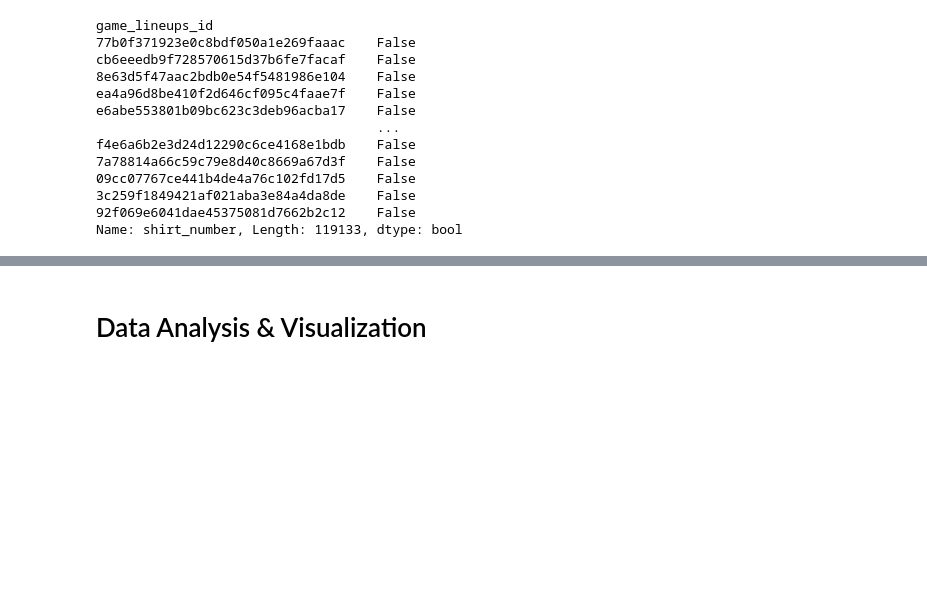
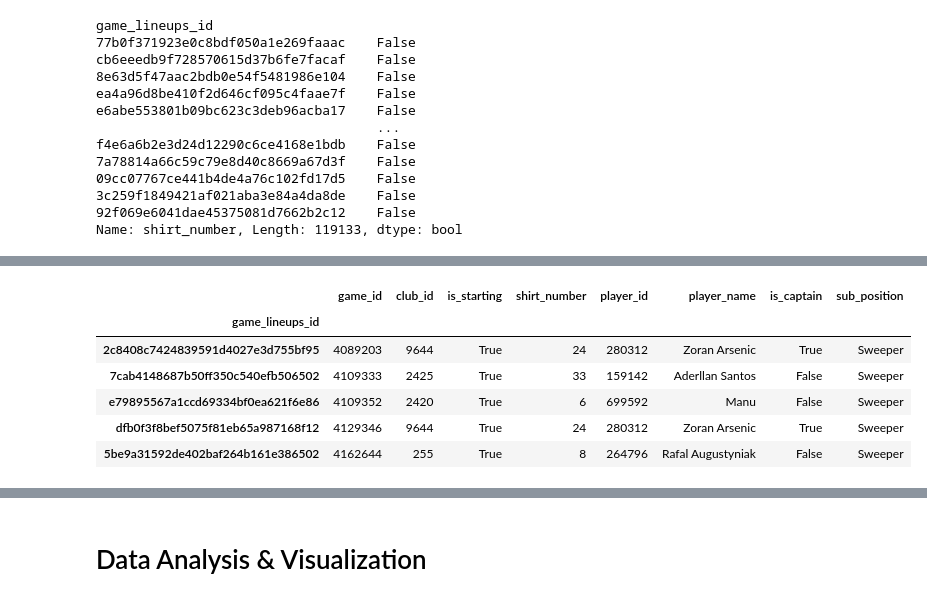
Before and after one commit to RiccardoPili/Football-Data-Analysis, a Jupyter notebook: game_lineups.ipynb, the cells around one changed output, grey strips where cells are left out. Cells and saved outputs as stored; diff of their text form; code cells hidden in the pictures; blank space fills up the shorter version.

```diff
--- a/game_lineups.ipynb
+++ b/game_lineups.ipynb
@@ -142,0 +148,10 @@ lineups_df
+# %%
+lineups_df.query('sub_position == "Sweeper"')
+# %% [output]
+|  | game_id | club_id | is_starting | shirt_number | player_id | player_name | is_captain | sub_position |
+| game_lineups_id |  |  |  |  |  |  |  |  |
+| 2c8408c7424839591d4027e3d755bf95 | 4089203 | 9644 | True | 24 | 280312 | Zoran Arsenic | True | Sweeper |
+| 7cab4148687b50ff350c540efb506502 | 4109333 | 2425 | True | 33 | 159142 | Aderllan Santos | False | Sweeper |
+| e79895567a1ccd69334bf0ea621f6e86 | 4109352 | 2420 | True | 6 | 699592 | Manu | False | Sweeper |
+| dfb0f3f8bef5075f81eb65a987168f12 | 4129346 | 9644 | True | 24 | 280312 | Zoran Arsenic | True | Sweeper |
+| 5be9a31592de402baf264b161e386502 | 4162644 | 255 | True | 8 | 264796 | Rafal Augustyniak | False | Sweeper |
```
Also changed, not shown: parts of 9 cells of this notebook, 1 other file.
